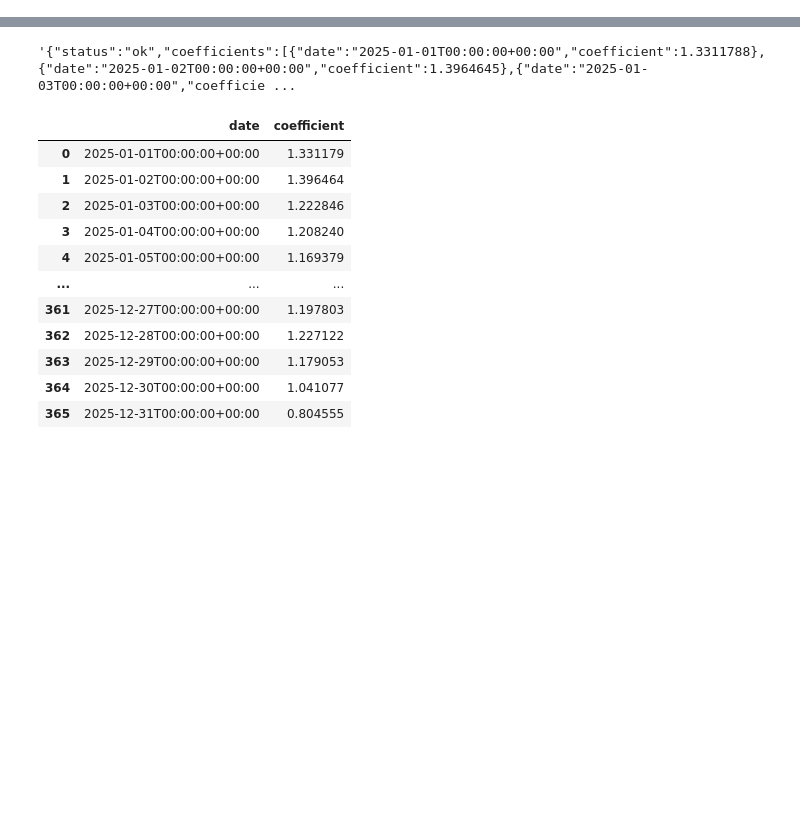
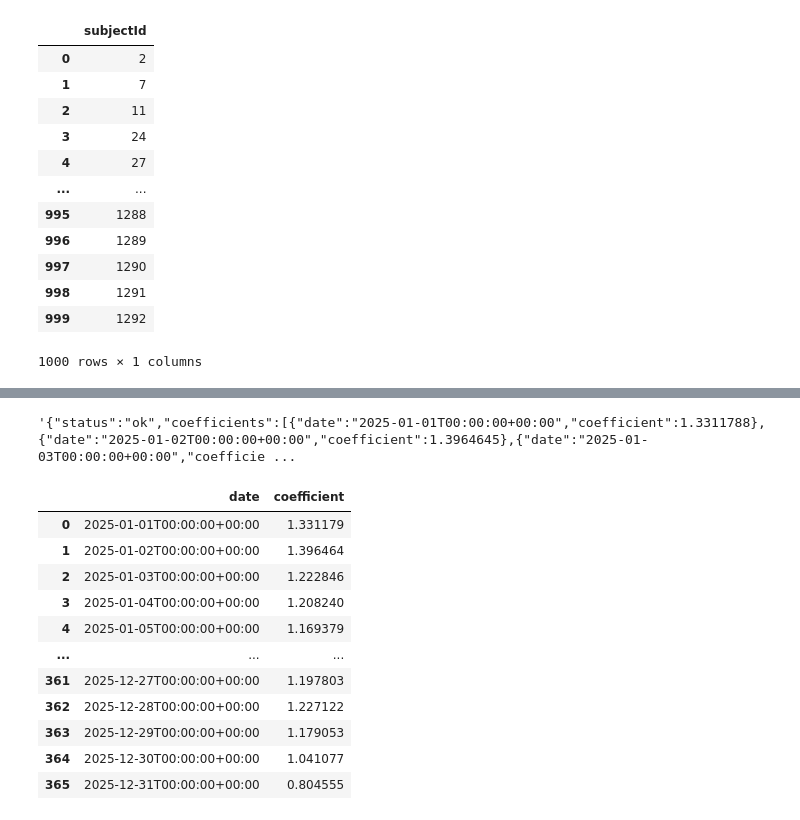
Before and after one commit to vnaumq/mini-dwh-sales-pipeline, a Jupyter notebook: dags/parsing.ipynb, the cells around one changed output, grey strips where cells are left out. Saved outputs shown, nothing was run; the diff lists cells and outputs as text; code cells hidden in the pictures; blank space fills up the shorter version.

```diff
--- a/dags/parsing.ipynb
+++ b/dags/parsing.ipynb
@@ -11,0 +36,16 @@ import os
+# %%
+df
+# %% [output]
+|  | subjectId |
+| 0 | 2 |
+| 1 | 7 |
+| 2 | 11 |
+| 3 | 24 |
+| 4 | 27 |
+| ... | ... |
+| 995 | 1288 |
+| 996 | 1289 |
+| 997 | 1290 |
+| 998 | 1291 |
+| 999 | 1292 |
+1000 rows × 1 columns
```
Also changed, not shown: parts of 7 cells of this notebook, 45 other files.
